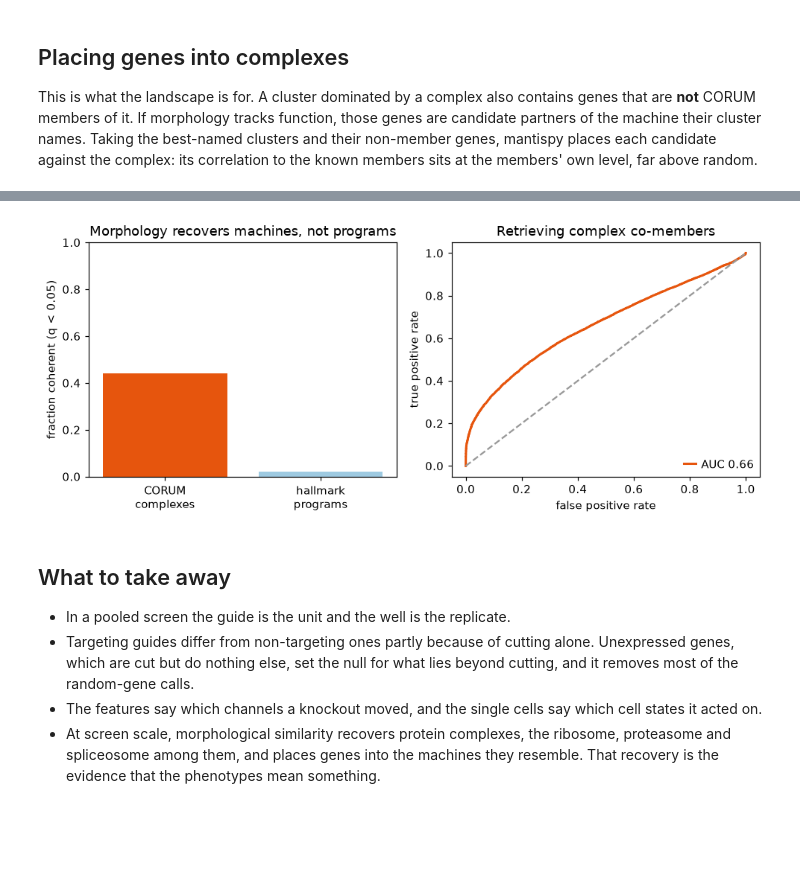
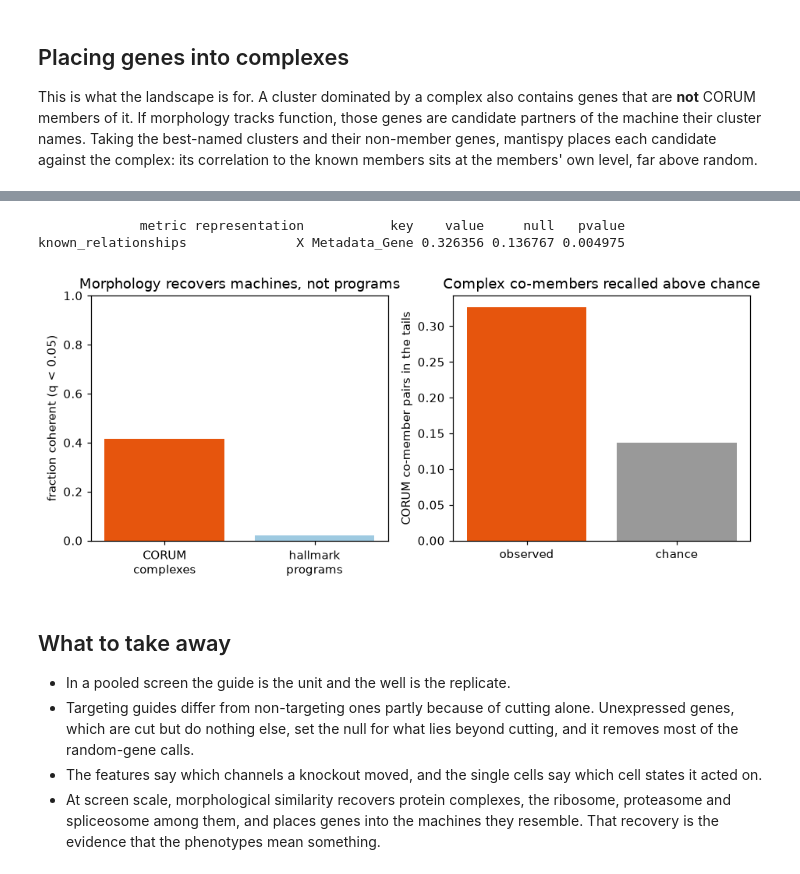
Before and after one commit to scverse/mantispy, a Jupyter notebook: docs/case_studies/optical_pooled_screens.ipynb, the cells around one changed output, grey strips where cells are left out. Cells and saved outputs as stored; diff of their text form; code cells hidden in the pictures; blank space fills up the shorter version.

```diff
--- a/docs/case_studies/optical_pooled_screens.ipynb
+++ b/docs/case_studies/optical_pooled_screens.ipynb
@@ -541,57 +569,18 @@ mixes the tight machines with large, loose complexes that dilute it).
-# %%
-from sklearn.metrics import roc_auc_score, roc_curve
-
-hallmark = mt.tl.gene_set_network("hallmark")
-mt.tl.pathway_coherence(
-    land,
-    hallmark,
-    gene_key="Metadata_Gene",
-    min_genes=5,
-    n_permutations=1000,
-    seed=SEED,
-    key_added="pathway_coherence_hallmark",
-)
-ph = pd.DataFrame(land.uns["mantispy"]["pathway_coherence_hallmark"])
-
-pairs = set()
-for members in comp.values():
-    idx = [pos[g] for g in members]
-    for a in range(len(idx)):
-        for b in range(a + 1, len(idx)):
-            pairs.add((min(idx[a], idx[b]), max(idx[a], idx[b])))
-pos_pairs = list(pairs)
-rng.shuffle(pos_pairs)
-pos_pairs = pos_pairs[:20000]
-neg = set()
-while len(neg) < len(pos_pairs):
-    a, b = int(rng.integers(0, S.shape[0])), int(rng.integers(0, S.shape[0]))
-    if a != b:
-        neg.add((min(a, b), max(a, b)))
-neg_pairs = list(neg)[: len(pos_pairs)]
-y = np.r_[np.ones(len(pos_pairs)), np.zeros(len(neg_pairs))]
-score = np.r_[[S[a, b] for a, b in pos_pairs], [S[a, b] for a, b in neg_pairs]]
-auc = roc_auc_score(y, score)
-fpr, tpr, _ = roc_curve(y, score)
-
-fig, axes = plt.subplots(1, 2, figsize=(9, 3.8))
-axes[0].bar(
-    ["CORUM\ncomplexes", "hallmark\nprograms"],
-    [(pc["qvalue"] < 0.05).mean(), (ph["qvalue"] < 0.05).mean()],
-    color=["#e6550d", "#9ecae1"],
-)
-axes[0].set_ylabel("fraction coherent (q < 0.05)")
-axes[0].set_ylim(0, 1)
-axes[0].set_title("Morphology recovers machines, not programs")
-axes[1].plot(fpr, tpr, color="#e6550d", lw=2, label=f"AUC {auc:.2f}")
-axes[1].plot([0, 1], [0, 1], "--", color="0.6")
-axes[1].set_xlabel("false positive rate")
-axes[1].set_ylabel("true positive rate")
-axes[1].set_title("Retrieving complex co-members")
-axes[1].legend(loc="lower right")
-fig.tight_layout()
-plt.show()
-# %% [output]
-[figure, removed]
+# %%
+hallmark = mt.tl.gene_set_network("hallmark")
+mt.tl.pathway_coherence(
+    land, hallmark, gene_key="Metadata_Gene", min_genes=5, n_permutations=1000, seed=SEED,
+    key_added="pathway_coherence_hallmark",
+)
+ph = pd.DataFrame(land.uns["mantispy"]["pathway_coherence_hallmark"])
+
+recall = mt.metrics.known_relationships(land, corum, label_key="Metadata_Gene", metric="pearson", n_permutations=200, seed=SEED)
+print(recall.to_string(index=False))
+plot_machines((pc["qvalue"] < 0.05).mean(), (ph["qvalue"] < 0.05).mean(), recall["value"].iloc[0], recall["null"].iloc[0])
+# %% [output]
+             metric representation           key    value     null   pvalue
+known_relationships              X Metadata_Gene 0.326356 0.136767 0.004975
+[figure, added]
 # %% [markdown]
 ## What to take away
 
```
Also changed, not shown: parts of 26 cells of this notebook.
